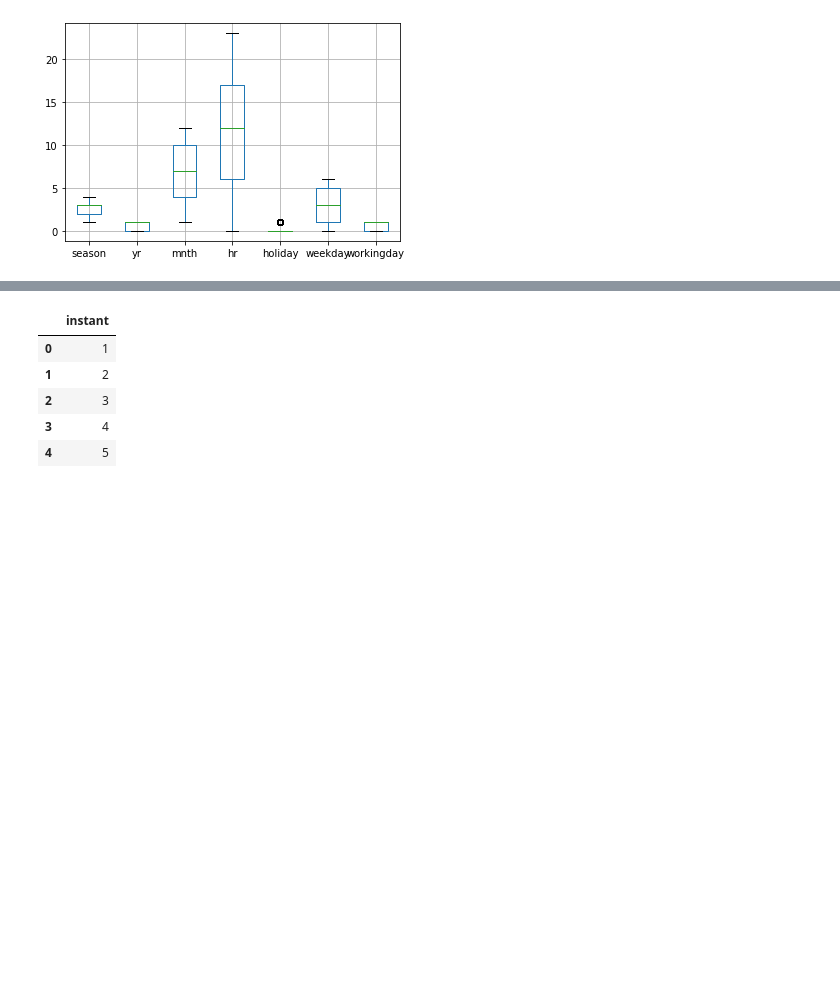
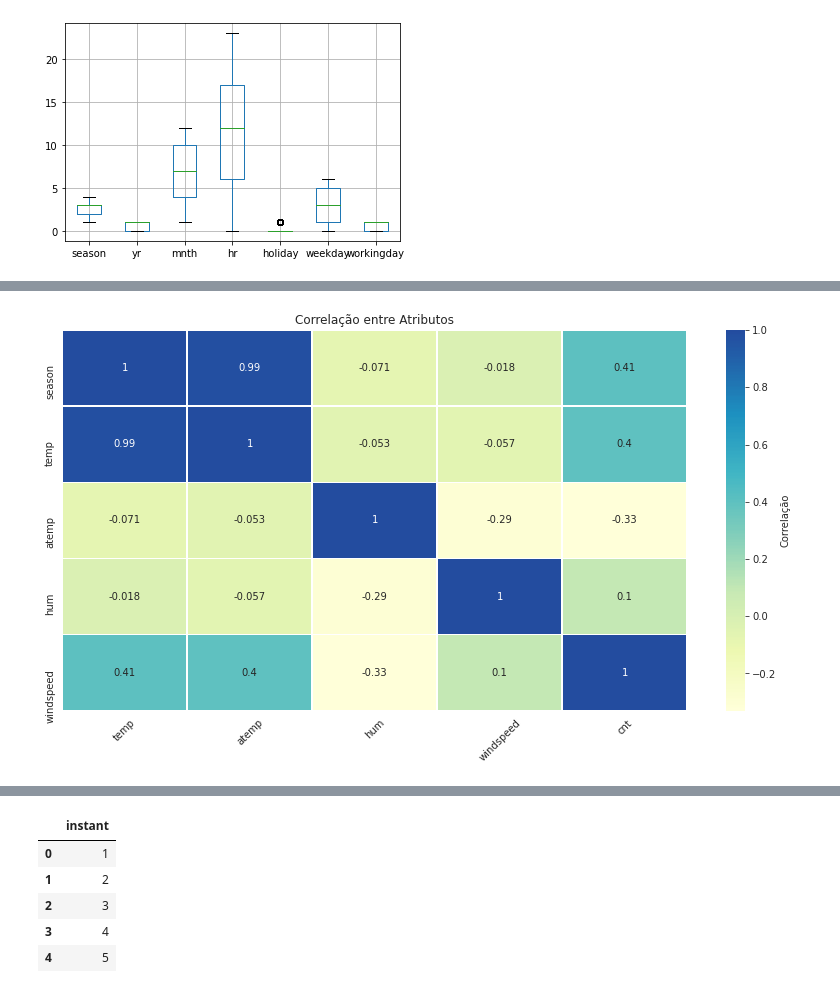
Before and after one commit to itimes-digital/Bootcamp-Analista-de-Machine-Learning-IGTI, a Jupyter notebook: desafio_modulo_01.ipynb, the cells around one changed output, grey strips where cells are left out. Saved outputs shown, nothing was run; the diff lists cells and outputs as text; code cells hidden in the pictures; blank space fills up the shorter version.

```diff
--- a/desafio_modulo_01.ipynb
+++ b/desafio_modulo_01.ipynb
@@ -112,0 +135,6 @@ base[["season","yr","mnth","hr","holiday","weekday","workingday"]].boxplot()
+# %%
+sns.set_style("whitegrid")
+labels = ['season', 'temp', 'atemp', 'hum', 'windspeed', 'cnt']
+
+base_nova = base[labels].dropna()
+base_nova.columns = labels
@@ -112,0 +150,3 @@ base[["season","yr","mnth","hr","holiday","weekday","workingday"]].boxplot()
+# %%
+corr = base_nova.corr()
+corr
@@ -112,0 +160,18 @@ base[["season","yr","mnth","hr","holiday","weekday","workingday"]].boxplot()
+# %%
+f, ax = plt.subplots(figsize=(14, 7))
+plt.title("Correlação entre Atributos")
+heat_map = sns.heatmap(corr,
+            annot=True,
+            linewidths=.5,
+            cmap="YlGnBu",
+            center=0.5,
+            ax=ax,
+            cbar_kws={'label': 'Correlação'})
+
+heat_map.set_yticklabels(labels)
+heat_map.set_xticklabels(heat_map.get_xticklabels(),
+                         rotation=45,
+                         horizontalalignment='center')
+plt.show()
+# %% [output]
+[figure, added]
```
Also changed, not shown: parts of 21 cells of this notebook.
